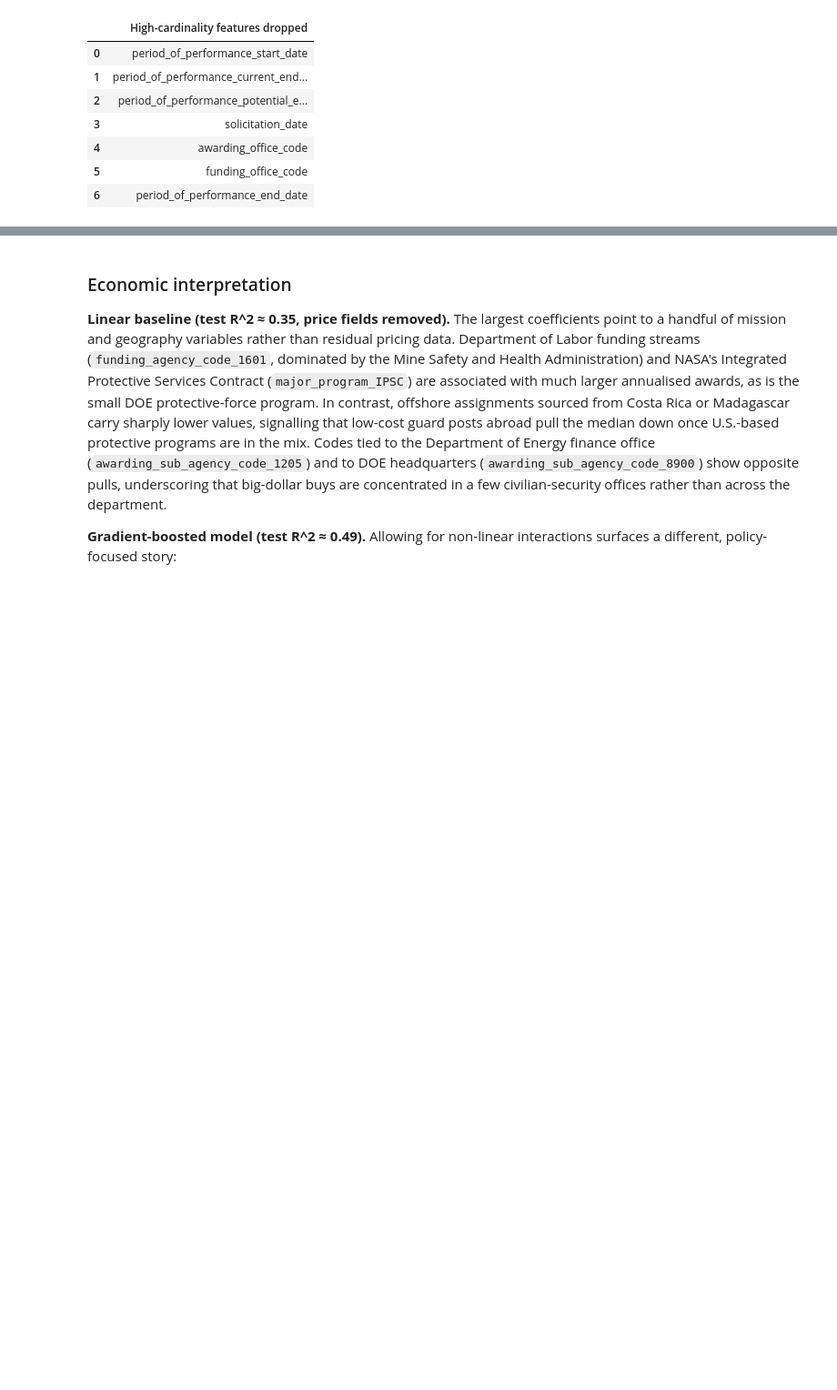
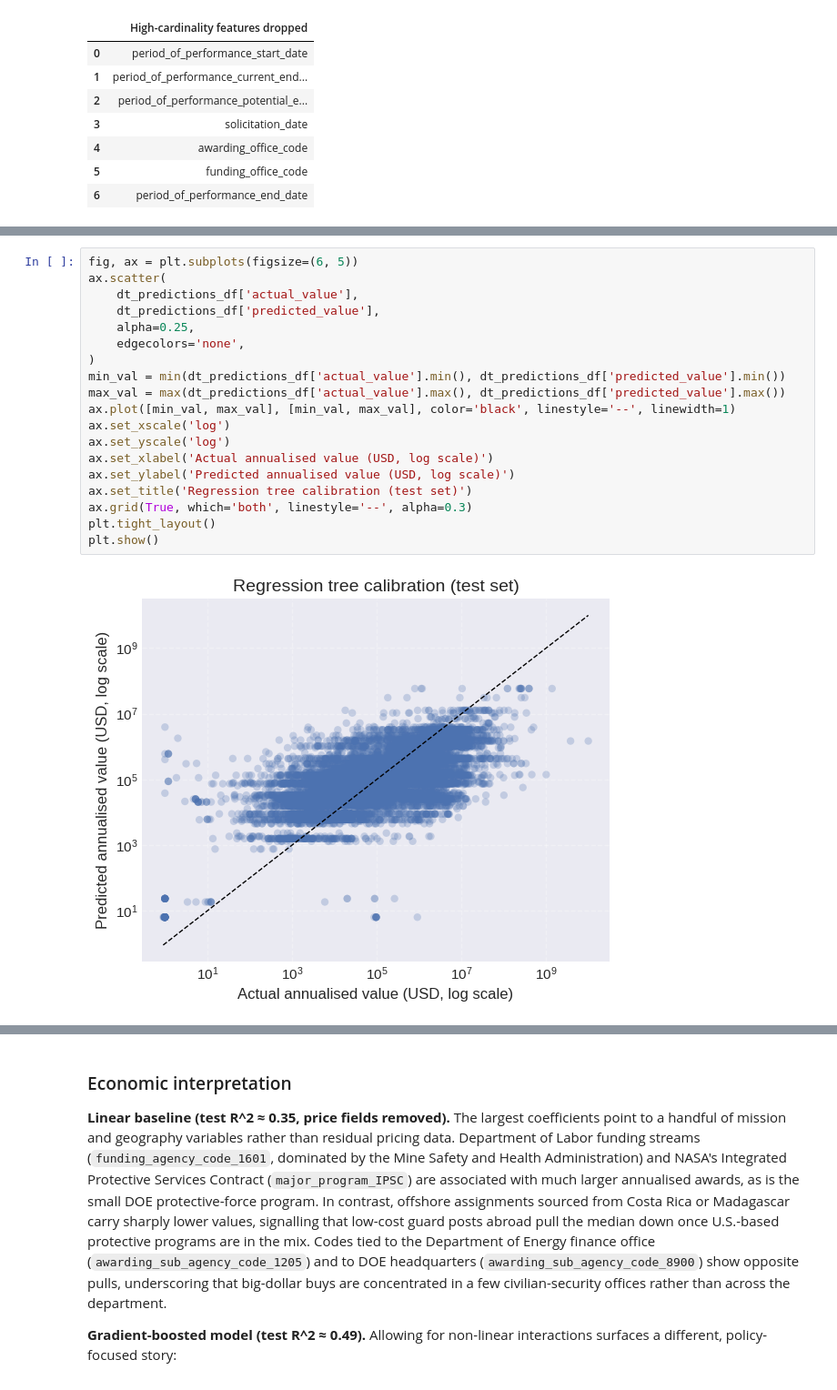
Before and after one commit to edoardoCame/American-analysis, a Jupyter notebook: notebooks/usaspending.ipynb, the cells around one changed output, grey strips where cells are left out. Shown at 91% size. Cells and saved outputs as stored; diff of their text form; blank space fills up the shorter version.

```diff
--- a/notebooks/usaspending.ipynb
+++ b/notebooks/usaspending.ipynb
@@ -1078,0 +1126,21 @@ plt.show()
+# %%
+fig, ax = plt.subplots(figsize=(6, 5))
+ax.scatter(
+    dt_predictions_df['actual_value'],
+    dt_predictions_df['predicted_value'],
+    alpha=0.25,
+    edgecolors='none',
+)
+min_val = min(dt_predictions_df['actual_value'].min(), dt_predictions_df['predicted_value'].min())
+max_val = max(dt_predictions_df['actual_value'].max(), dt_predictions_df['predicted_value'].max())
+ax.plot([min_val, max_val], [min_val, max_val], color='black', linestyle='--', linewidth=1)
+ax.set_xscale('log')
+ax.set_yscale('log')
+ax.set_xlabel('Actual annualised value (USD, log scale)')
+ax.set_ylabel('Predicted annualised value (USD, log scale)')
+ax.set_title('Regression tree calibration (test set)')
+ax.grid(True, which='both', linestyle='--', alpha=0.3)
+plt.tight_layout()
+plt.show()
+# %% [output]
+[figure, added]
```
Also changed, not shown: parts of 9 cells of this notebook, 2 other files.
